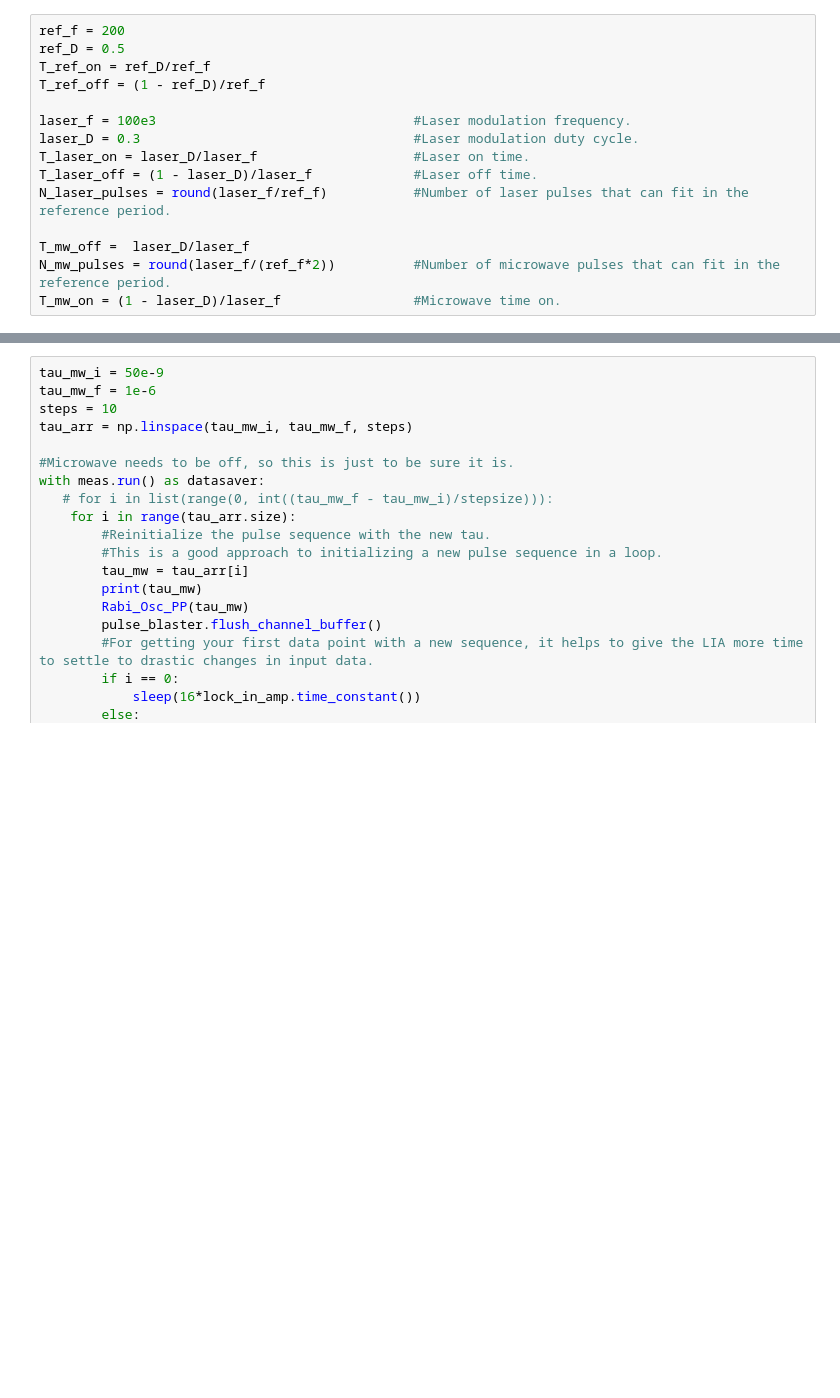
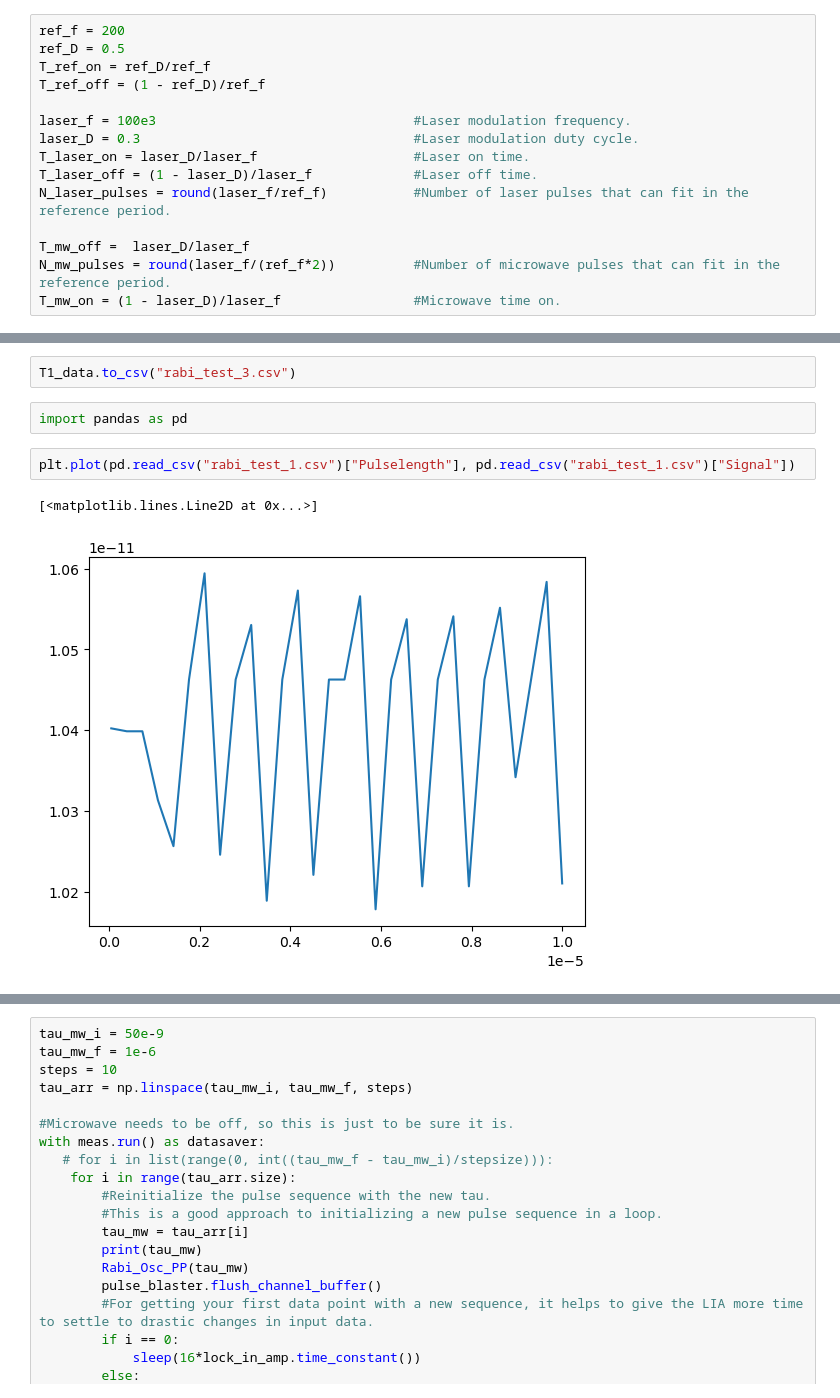
Before and after one commit to liuqiyucn/NV_Lab_Codes, a Jupyter notebook: Lab 2 Templates/Rabi Oscillations Lab 2.ipynb, the cells around one changed output, grey strips where cells are left out. Cells and saved outputs as stored; diff of their text form; blank space fills up the shorter version.

```diff
--- a/Lab 2 Templates/Rabi Oscillations Lab 2.ipynb
+++ b/Lab 2 Templates/Rabi Oscillations Lab 2.ipynb
@@ -189,0 +260,9 @@ pulse_blaster.plot_channel_buffer()   #This function plots the newly defined pul
+# %%
+T1_data.to_csv("rabi_test_3.csv")
+# %%
+import pandas as pd
+# %%
+plt.plot(pd.read_csv("rabi_test_1.csv")["Pulselength"], pd.read_csv("rabi_test_1.csv")["Signal"])
+# %% [output]
+[<matplotlib.lines.Line2D at 0x...>]
+[figure, added]
```
Also changed, not shown: parts of 10 cells of this notebook, 7 other files.
